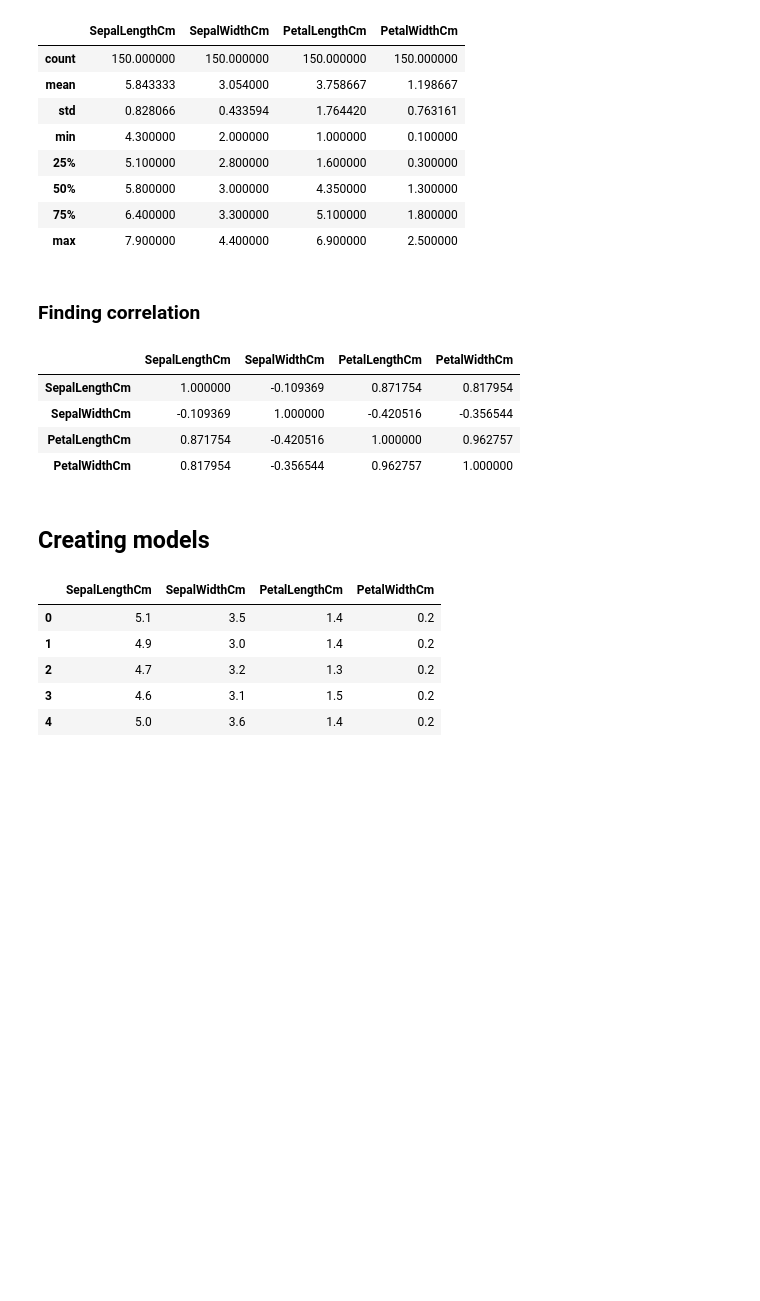
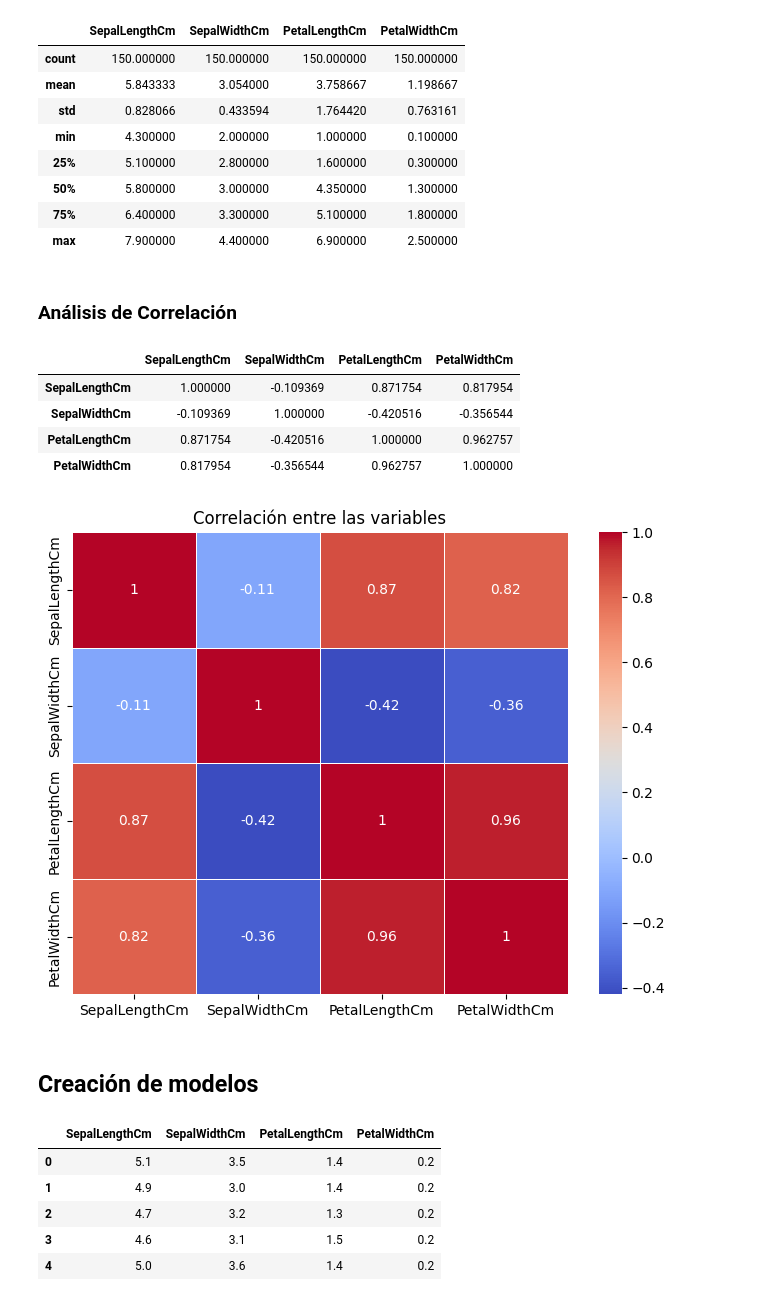
Before and after one commit to machius/MLCrashCourse, a Jupyter notebook: iris_classification_logistic_regression.ipynb, the cells around one changed output. Cells and saved outputs as stored; diff of their text form; code cells hidden in the pictures; blank space fills up the shorter version.

```diff
--- a/iris_classification_logistic_regression.ipynb
+++ b/iris_classification_logistic_regression.ipynb
@@ -103,5 +192,5 @@ df.describe()
 | 75% | 6.400000 | 3.300000 | 5.100000 | 1.800000 |
 | max | 7.900000 | 4.400000 | 6.900000 | 2.500000 |
 # %% [markdown]
-### Finding correlation
+### Análisis de Correlación
 # %%
@@ -112,6 +203,24 @@ df.corr(numeric_only=True)
 | SepalWidthCm | -0.109369 | 1.000000 | -0.420516 | -0.356544 |
 | PetalLengthCm | 0.871754 | -0.420516 | 1.000000 | 0.962757 |
 | PetalWidthCm | 0.817954 | -0.356544 | 0.962757 | 1.000000 |
+# %%
+# Mapa de Calor de Correlación
+import seaborn as sns
+
+plt.figure(figsize=(8,6))
+
+sns.heatmap(
+    df.drop(columns=["Species"]).corr(),
+    annot=True,
+    cmap="coolwarm",
+    linewidths=0.5
+)
+
+plt.title("Correlación entre las variables")
+
+plt.show()
+# %% [output]
+[figure, added]
 # %% [markdown]
-## Creating models
+## Creación de modelos
 # %%
```
Also changed, not shown: parts of 24 cells of this notebook.
